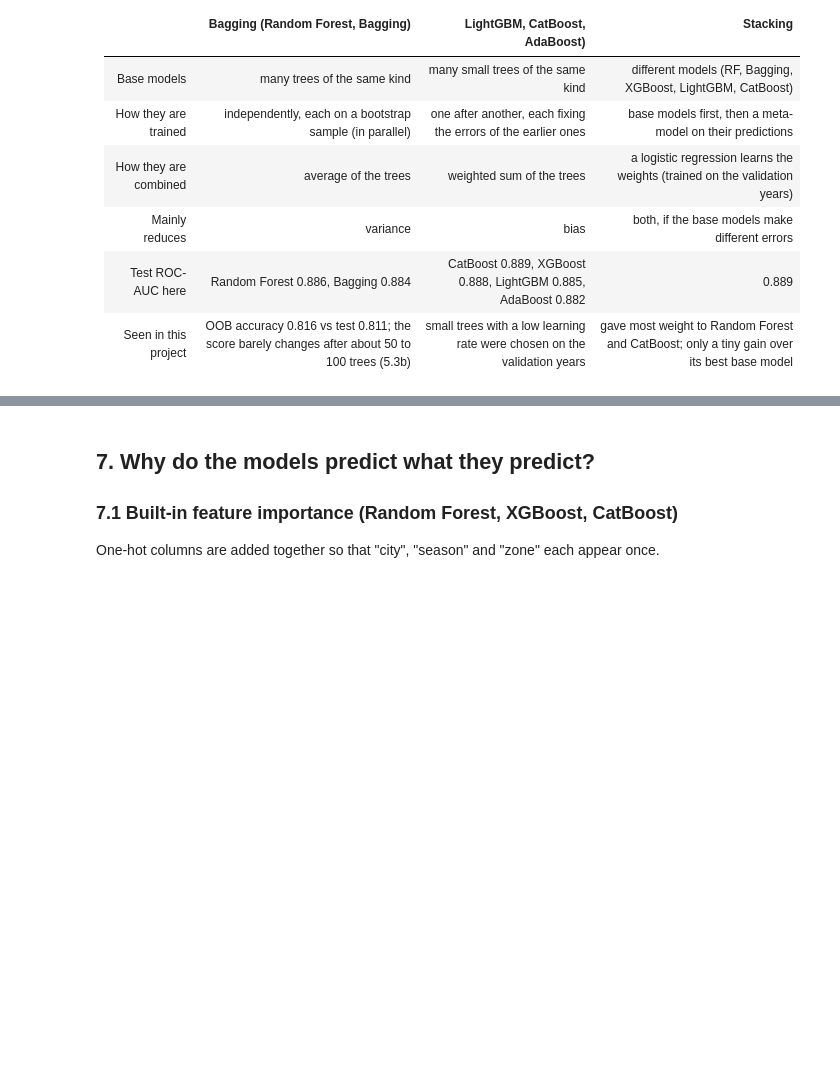
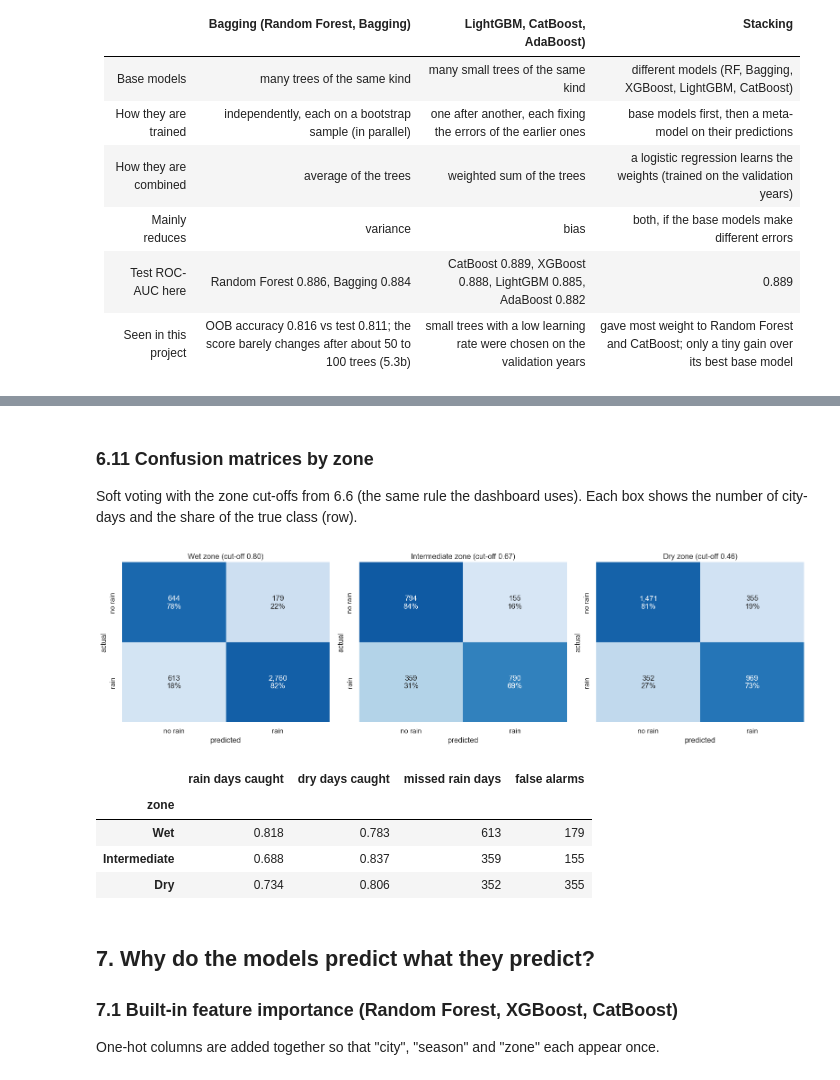
Before and after one commit to AdithaBuwaneka/224220D-SL-Rain-Ensemble-Dashboard, a Jupyter notebook: 224220D_Wimalasuriya_AGAB_SL_Rain_Ensemble.ipynb, the cells around one changed output, grey strips where cells are left out. Saved outputs shown, nothing was run; the diff lists cells and outputs as text; code cells hidden in the pictures; blank space fills up the shorter version.

```diff
--- a/224220D_Wimalasuriya_AGAB_SL_Rain_Ensemble.ipynb
+++ b/224220D_Wimalasuriya_AGAB_SL_Rain_Ensemble.ipynb
@@ -790,3 +884,31 @@ share of rain days: {2024: '62%', 2025: '64%', 2026: '59%'}
+# %% [markdown]
+### 6.11 Confusion matrices by zone
+Soft voting with the zone cut-offs from 6.6 (the same rule the dashboard uses). Each box shows the number of
+city-days and the share of the true class (row).
+# %%
+from sklearn.metrics import confusion_matrix
+fig, ax = plt.subplots(1, 3, figsize=(16, 4.6))
+cm_rows = []
+for a, z in zip(ax, ["Wet", "Intermediate", "Dry"]):
+    mz = (test.zone == z).values
+    cm = confusion_matrix(yte[mz], z_pred[mz], labels=[0, 1])
+    share = cm / cm.sum(axis=1, keepdims=True)
+    cell_text = np.array([[f"{cm[i, j]:,}\n{share[i, j]:.0%}" for j in range(2)] for i in range(2)])
+    sns.heatmap(share, annot=cell_text, fmt="", cmap="Blues", vmin=0, vmax=1, cbar=False, ax=a,
+                xticklabels=["no rain", "rain"], yticklabels=["no rain", "rain"])
+    a.set_title(f"{z} zone (cut-off {ZONE_THR[z]:.2f})"); a.set_xlabel("predicted"); a.set_ylabel("actual")
+    tn, fp, fn, tp = cm.ravel()
+    cm_rows.append({"zone": z, "rain days caught": tp / (tp + fn), "dry days caught": tn / (tn + fp),
+                 "missed rain days": fn, "false alarms": fp})
+plt.tight_layout(); plt.savefig("images/confusion_by_zone.png", dpi=120, bbox_inches="tight"); plt.show()
+pd.DataFrame(cm_rows).set_index("zone").round(3)
+# %% [output]
+[figure, added]
+|  | rain days caught | dry days caught | missed rain days | false alarms |
+| zone |  |  |  |  |
+| Wet | 0.818 | 0.783 | 613 | 179 |
+| Intermediate | 0.688 | 0.837 | 359 | 155 |
+| Dry | 0.734 | 0.806 | 352 | 355 |
 # %% [markdown]
 ## 7. Why do the models predict what they predict?
 ### 7.1 Built-in feature importance (Random Forest, XGBoost, CatBoost)
```
Also changed, not shown: parts of 11 cells of this notebook, 3 other files.
